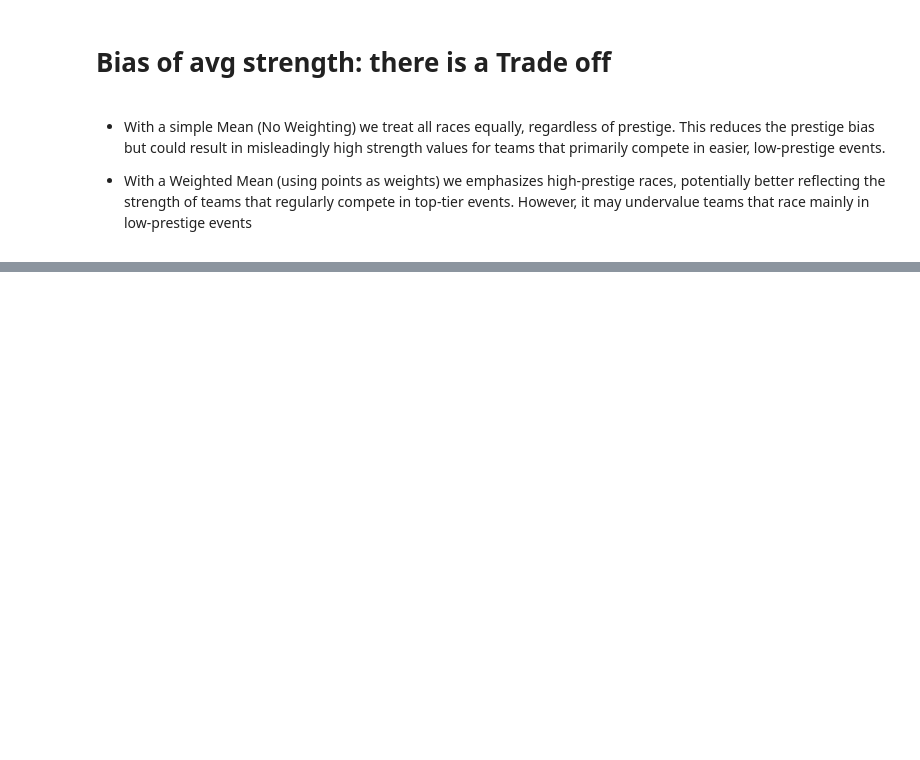
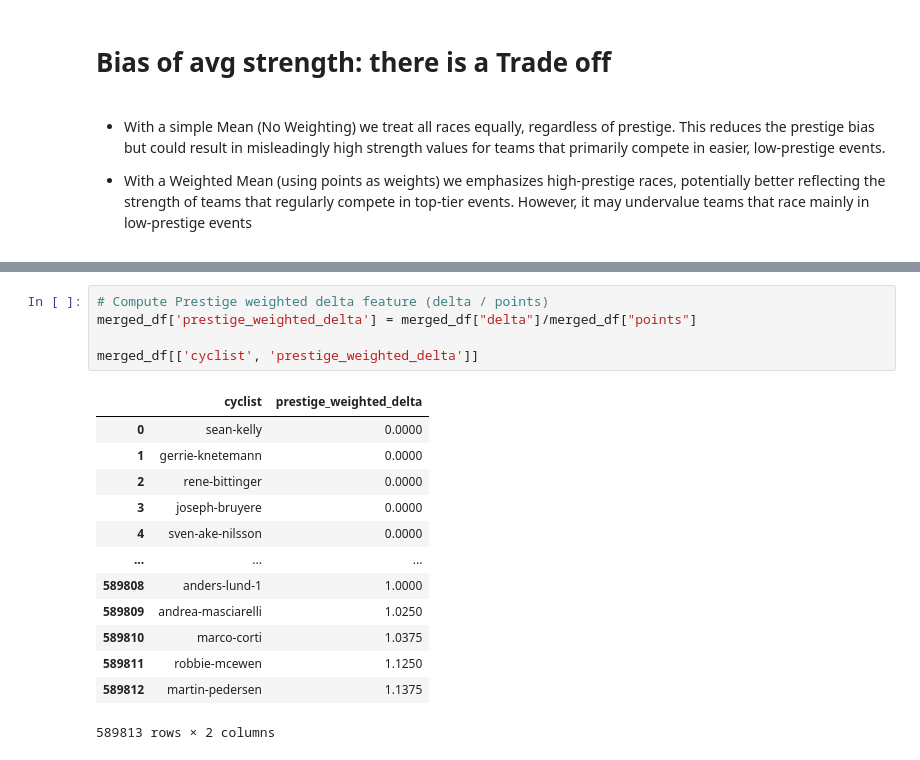
Before and after one commit to Dylan-Nico/Data-Mining-Cyclist-data, a Jupyter notebook: Feature_Enginering.ipynb, the cells around one changed output, grey strips where cells are left out. Saved outputs shown, nothing was run; the diff lists cells and outputs as text; blank space fills up the shorter version.

```diff
--- a/Feature_Enginering.ipynb
+++ b/Feature_Enginering.ipynb
@@ -334,0 +452,19 @@ As expected, there is a little correlation between them, with can reflect the pl
+# %%
+# Compute Prestige weighted delta feature (delta / points)
+merged_df['prestige_weighted_delta'] = merged_df["delta"]/merged_df["points"]
+
+merged_df[['cyclist', 'prestige_weighted_delta']]
+# %% [output]
+|  | cyclist | prestige_weighted_delta |
+| 0 | sean-kelly | 0.0000 |
+| 1 | gerrie-knetemann | 0.0000 |
+| 2 | rene-bittinger | 0.0000 |
+| 3 | joseph-bruyere | 0.0000 |
+| 4 | sven-ake-nilsson | 0.0000 |
+| ... | ... | ... |
+| 589808 | anders-lund-1 | 1.0000 |
+| 589809 | andrea-masciarelli | 1.0250 |
+| 589810 | marco-corti | 1.0375 |
+| 589811 | robbie-mcewen | 1.1250 |
+| 589812 | martin-pedersen | 1.1375 |
+589813 rows × 2 columns
```
Also changed, not shown: parts of 14 cells of this notebook.
